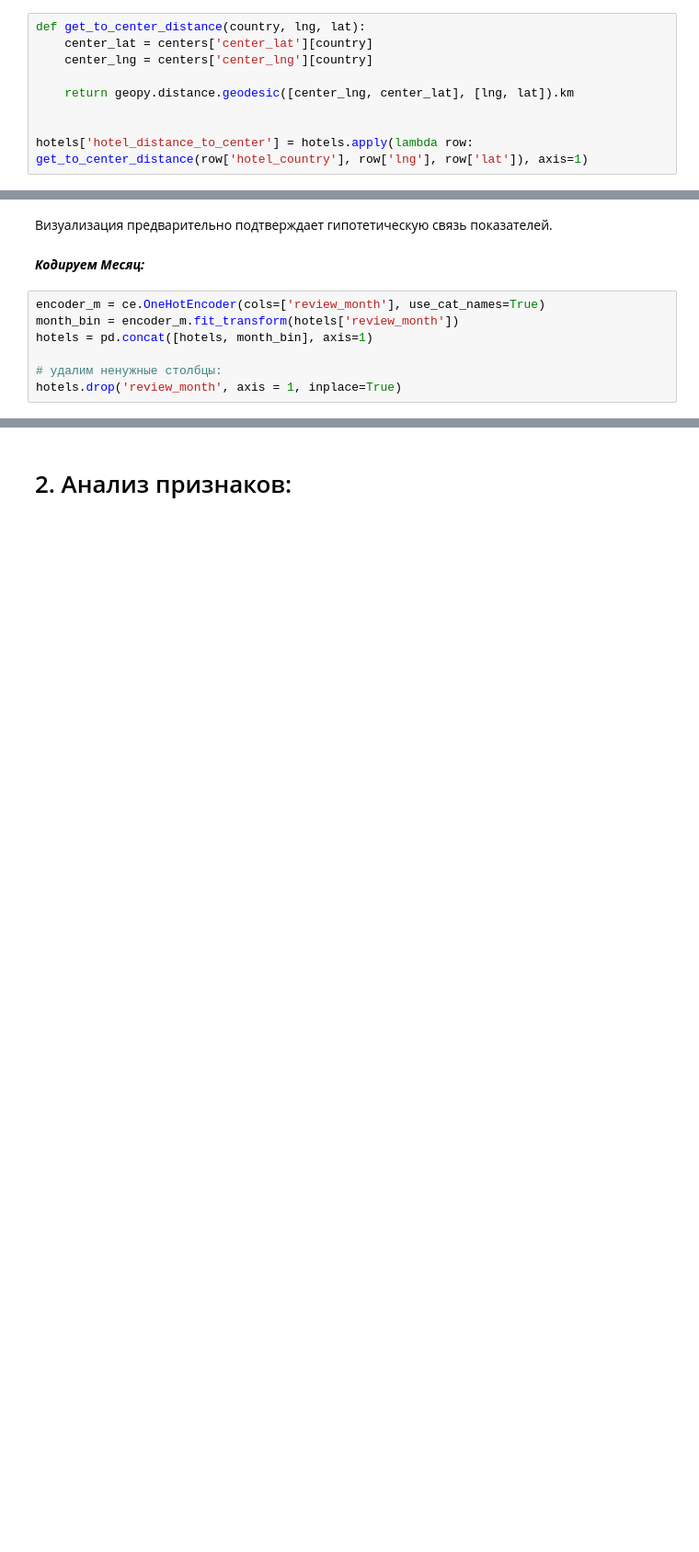
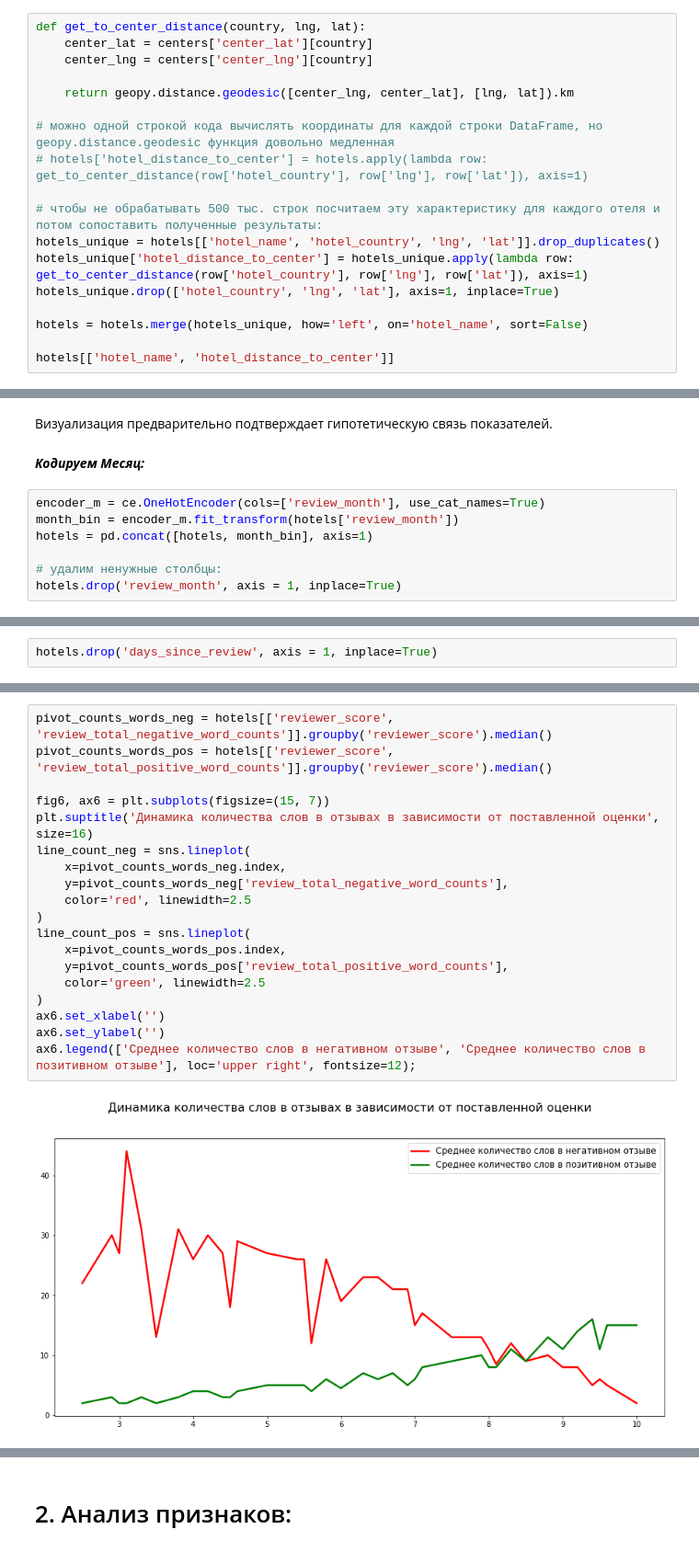
Before and after one commit to MargoDS/sf_data_science, a Jupyter notebook: project_3/Project_3_Kravchenko.ipynb, the cells around one changed output, grey strips where cells are left out. Shown at 92% size. Saved outputs shown, nothing was run; the diff lists cells and outputs as text; blank space fills up the shorter version.

```diff
--- a/project_3/Project_3_Kravchenko.ipynb
+++ b/project_3/Project_3_Kravchenko.ipynb
@@ -525,5 +523,14 @@ def get_to_center_distance(country, lng, lat):
 
     return geopy.distance.geodesic([center_lng, center_lat], [lng, lat]).km
 
+# можно одной строкой кода вычислять координаты для каждой строки DataFrame, но geopy.distance.geodesic функция довольно медленная
+# hotels['hotel_distance_to_center'] = hotels.apply(lambda row: get_to_center_distance(row['hotel_country'], row['lng'], row['lat']), axis=1)
 
-hotels['hotel_distance_to_center'] = hotels.apply(lambda row: get_to_center_distance(row['hotel_country'], row['lng'], row['lat']), axis=1)
+# чтобы не обрабатывать 500 тыс. строк посчитаем эту характеристику для каждого отеля и потом сопоставить полученные результаты:
+hotels_unique = hotels[['hotel_name', 'hotel_country', 'lng', 'lat']].drop_duplicates()
+hotels_unique['hotel_distance_to_center'] = hotels_unique.apply(lambda row: get_to_center_distance(row['hotel_country'], row['lng'], row['lat']), axis=1)
+hotels_unique.drop(['hotel_country', 'lng', 'lat'], axis=1, inplace=True)
+
+hotels = hotels.merge(hotels_unique, how='left', on='hotel_name', sort=False)
+
+hotels[['hotel_name', 'hotel_distance_to_center']]
@@ -1062 +1073,3 @@ hotels.drop('review_month', axis = 1, inplace=True)
+# %%
+hotels.drop('days_since_review', axis = 1, inplace=True)
 # %% [markdown]
@@ -1067,0 +1093,21 @@ review_total_positive_word_counts — общее количество слов
+# %%
+pivot_counts_words_neg = hotels[['reviewer_score', 'review_total_negative_word_counts']].groupby('reviewer_score').median()
+pivot_counts_words_pos = hotels[['reviewer_score', 'review_total_positive_word_counts']].groupby('reviewer_score').median()
+
+fig6, ax6 = plt.subplots(figsize=(15, 7))
+plt.suptitle('Динамика количества слов в отзывах в зависимости от поставленной оценки', size=16)
+line_count_neg = sns.lineplot(
+    x=pivot_counts_words_neg.index,
+    y=pivot_counts_words_neg['review_total_negative_word_counts'],
+    color='red', linewidth=2.5
+)
+line_count_pos = sns.lineplot(
+    x=pivot_counts_words_pos.index,
+    y=pivot_counts_words_pos['review_total_positive_word_counts'],
+    color='green', linewidth=2.5
+)
+ax6.set_xlabel('')
+ax6.set_ylabel('')
+ax6.legend(['Среднее количество слов в негативном отзыве', 'Среднее количество слов в позитивном отзыве'], loc='upper right', fontsize=12);
+# %% [output]
+[figure, added]
```
Also changed, not shown: parts of 42 cells of this notebook.
